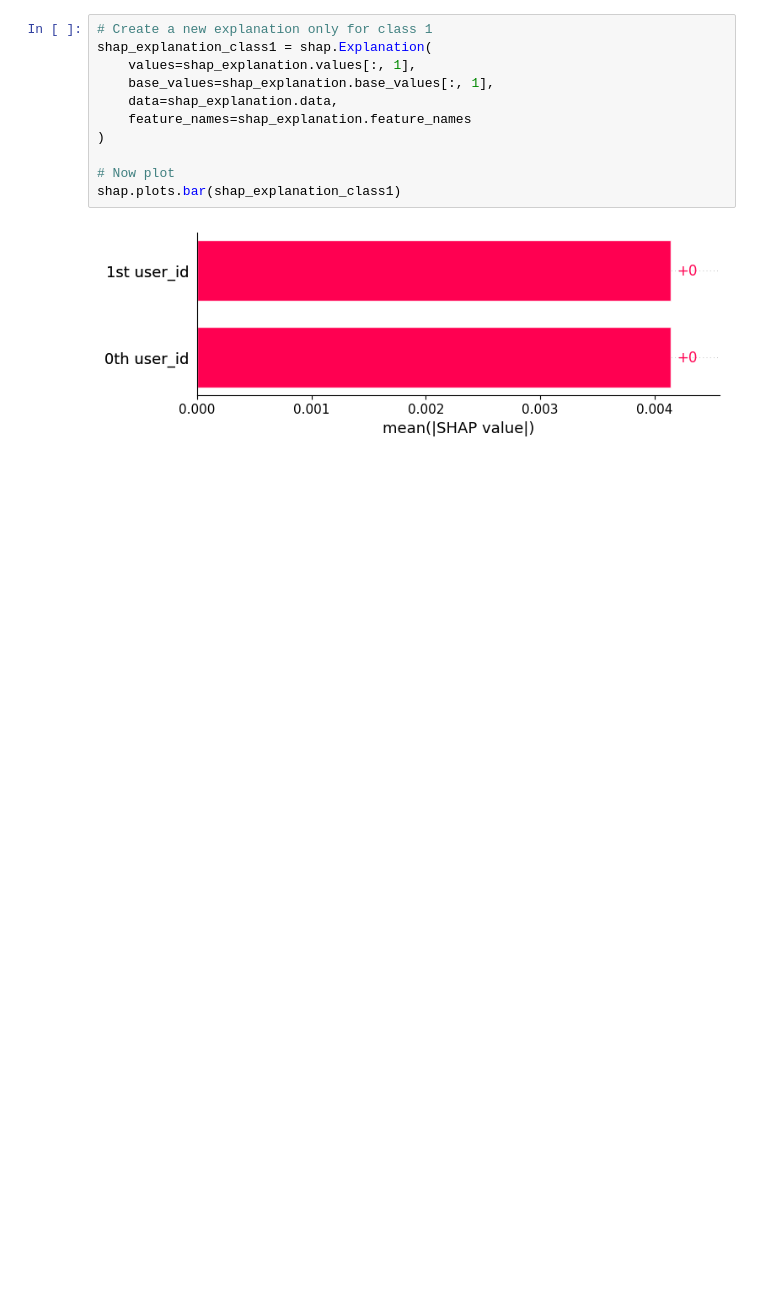
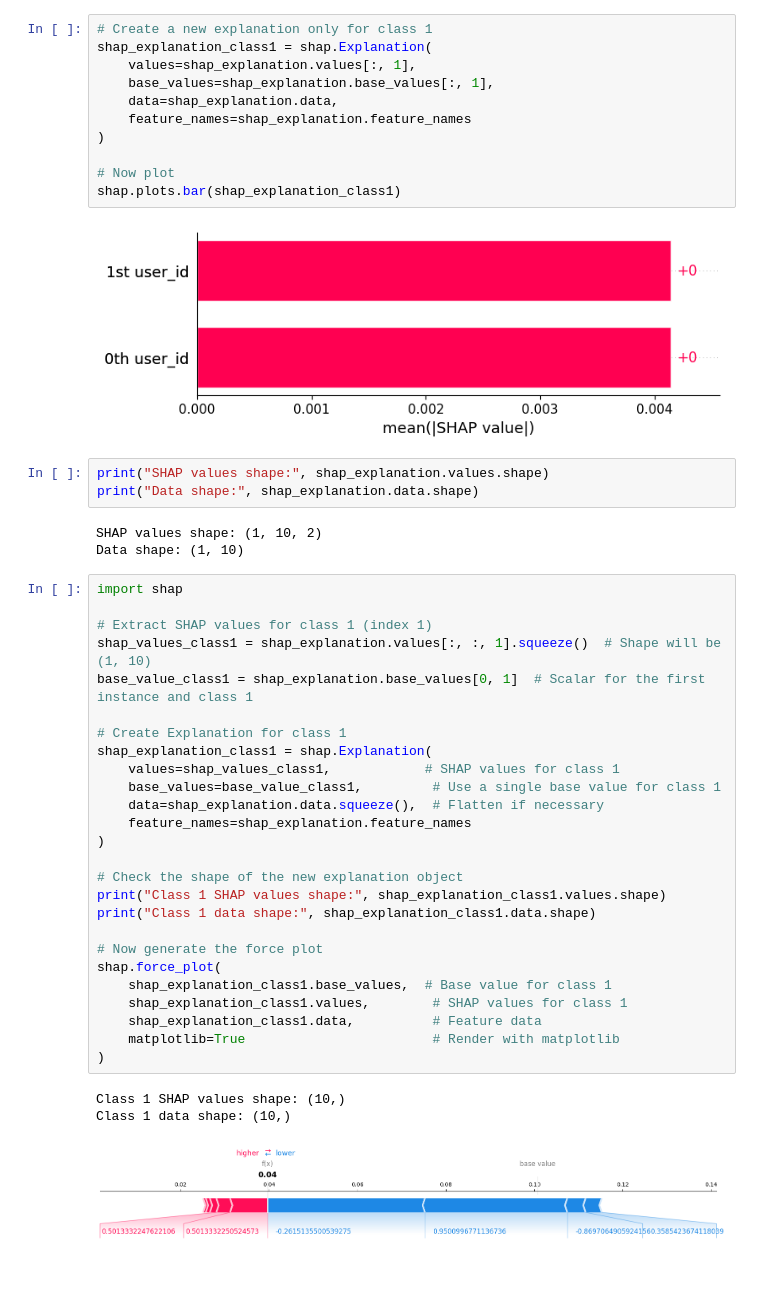
Before and after one commit to metydebebe/fraud-detection, a Jupyter notebook: notebooks/03_model_explainability.ipynb, the cells around one changed output. Drawn from its saved outputs; the diff is of its cells as text; blank space fills up the shorter version.

Commit message:
update: added force plot and saved model

```diff
--- a/notebooks/03_model_explainability.ipynb
+++ b/notebooks/03_model_explainability.ipynb
@@ -64,3 +64,39 @@ shap_explanation_class1 = shap.Explanation(
 shap.plots.bar(shap_explanation_class1)
 # %% [output]
 [figure]
+# %%
+print("SHAP values shape:", shap_explanation.values.shape)
+print("Data shape:", shap_explanation.data.shape)
+# %% [output]
+SHAP values shape: (1, 10, 2)
+Data shape: (1, 10)
+# %%
+import shap
+
+# Extract SHAP values for class 1 (index 1)
+shap_values_class1 = shap_explanation.values[:, :, 1].squeeze()  # Shape will be (1, 10)
+base_value_class1 = shap_explanation.base_values[0, 1]  # Scalar for the first instance and class 1
+
+# Create Explanation for class 1
+shap_explanation_class1 = shap.Explanation(
+    values=shap_values_class1,            # SHAP values for class 1
+    base_values=base_value_class1,         # Use a single base value for class 1
+    data=shap_explanation.data.squeeze(),  # Flatten if necessary
+    feature_names=shap_explanation.feature_names
+)
+
+# Check the shape of the new explanation object
+print("Class 1 SHAP values shape:", shap_explanation_class1.values.shape)
+print("Class 1 data shape:", shap_explanation_class1.data.shape)
+
+# Now generate the force plot
+shap.force_plot(
+    shap_explanation_class1.base_values,  # Base value for class 1
+    shap_explanation_class1.values,        # SHAP values for class 1
+    shap_explanation_class1.data,          # Feature data
+    matplotlib=True                        # Render with matplotlib
+)
+# %% [output]
+Class 1 SHAP values shape: (10,)
+Class 1 data shape: (10,)
+[figure, added]
```
Also changed, not shown: parts of 2 cells of this notebook, 1 other file.
